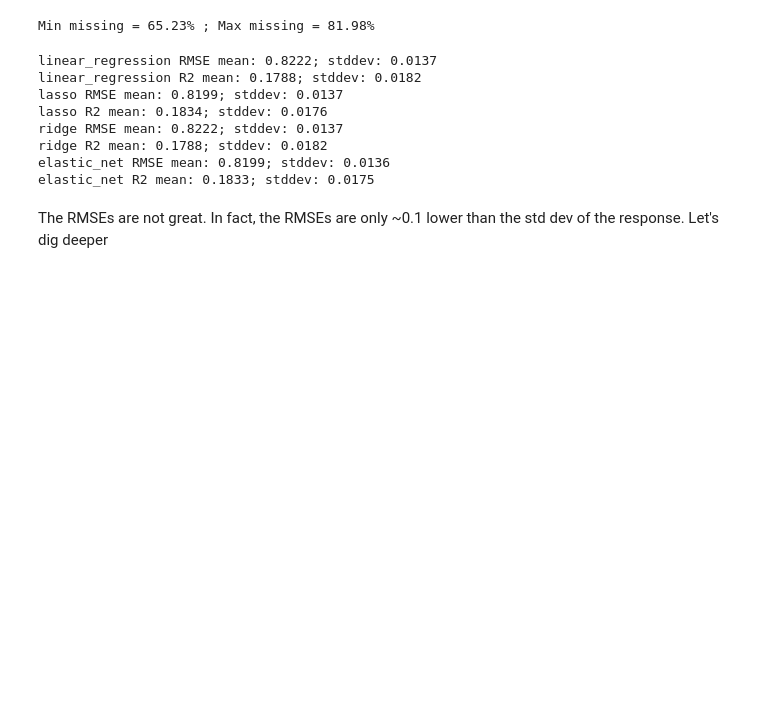
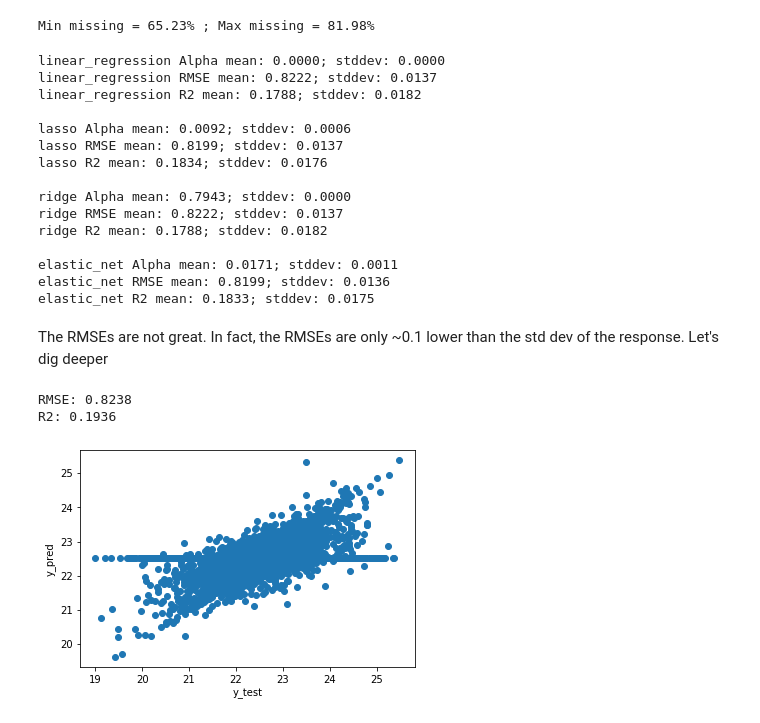
Before and after one commit to stephenleo/HVM-SPC, a Jupyter notebook: modeling.ipynb, the cells around one changed output. Drawn from its saved outputs; the diff is of its cells as text; code cells hidden in the pictures; blank space fills up the shorter version.

Commit message:
modeling completed with good RMSE and R2

```diff
--- a/modeling.ipynb
+++ b/modeling.ipynb
@@ -106,7 +106,7 @@ for model, estimator in models.items():
         (model, estimator)
         ])
 
-    RMSE, R2 = [], []
+    alpha, RMSE, R2 = [], [], []
 
     for train_index, val_index in kf.split(X_train):
         X_train_fold, X_val_fold = X_train.iloc[train_index], X_train.iloc[val_index]
@@ -114,20 +114,54 @@ for model, estimator in models.items():
 
         model_pipeline.fit(X_train_fold, y_train_fold)
 
+        if hasattr(model_pipeline.named_steps[model], 'alpha_'):
+            alpha.append(model_pipeline.named_steps[model].alpha_)
+        else:
+            alpha.append(0)
+
         y_pred = model_pipeline.predict(X_val_fold)
         RMSE.append(mean_squared_error(y_val_fold, y_pred)**0.5)
         R2.append(r2_score(y_val_fold, y_pred))
 
+    print('{} Alpha mean: {:.4f}; stddev: {:.4f}'.format(model, np.mean(alpha), np.std(alpha)))
     print('{} RMSE mean: {:.4f}; stddev: {:.4f}'.format(model, np.mean(RMSE), np.std(RMSE)))
     print('{} R2 mean: {:.4f}; stddev: {:.4f}\n'.format(model, np.mean(R2), np.std(R2)))
 # %% [output]
+linear_regression Alpha mean: 0.0000; stddev: 0.0000
 linear_regression RMSE mean: 0.8222; stddev: 0.0137
 linear_regression R2 mean: 0.1788; stddev: 0.0182
+
+lasso Alpha mean: 0.0092; stddev: 0.0006
 lasso RMSE mean: 0.8199; stddev: 0.0137
 lasso R2 mean: 0.1834; stddev: 0.0176
+
+ridge Alpha mean: 0.7943; stddev: 0.0000
 ridge RMSE mean: 0.8222; stddev: 0.0137
 ridge R2 mean: 0.1788; stddev: 0.0182
+
+elastic_net Alpha mean: 0.0171; stddev: 0.0011
 elastic_net RMSE mean: 0.8199; stddev: 0.0136
 elastic_net R2 mean: 0.1833; stddev: 0.0175
 # %% [markdown]
 The RMSEs are not great. In fact, the RMSEs are only ~0.1 lower than the std dev of the response. Let's dig deeper
+# %%
+# Build individual Lasso model with best Alpha from above
+final_pipeline = Pipeline([
+        ('imputer', imputer),
+        ('scaling', scaler),
+        ('lasso', Lasso(alpha = 0.0092))
+        ])
+
+final_pipeline.fit(X_train, y_train)
+
+y_pred = final_pipeline.predict(X_test)
+print('RMSE: {:.4f}'.format(mean_squared_error(y_test, y_pred)**0.5))
+print('R2: {:.4f}'.format(r2_score(y_test, y_pred)))
+
+plt.scatter(y_test, y_pred)
+plt.ylabel('y_pred')
+plt.xlabel('y_test');
+# %% [output]
+RMSE: 0.8238
+R2: 0.1936
+[figure, added]
```
Also changed, not shown: parts of 7 cells of this notebook.
